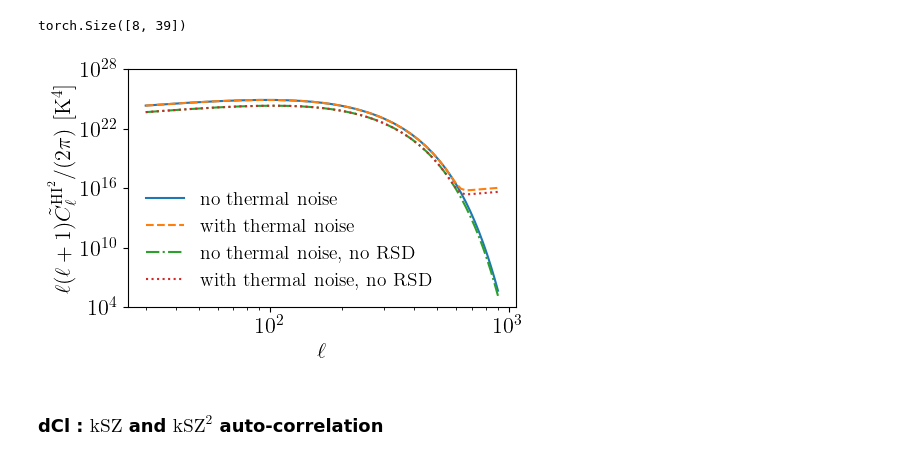
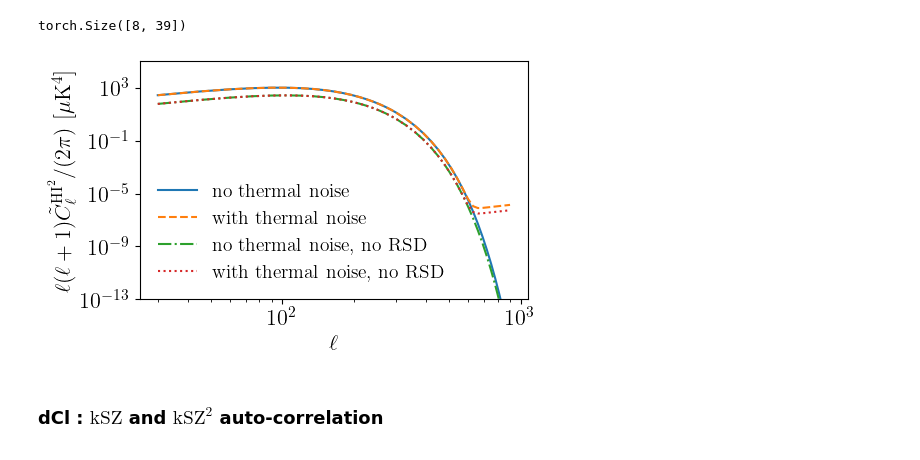
Before and after one commit to Einste11N/SquareField_CrossCorrelation, a Jupyter notebook: Evaluation.ipynb, the cells around one changed output. Saved outputs shown, nothing was run; the diff lists cells and outputs as text; code cells hidden in the pictures.

Commit message:
Fix the unit error for HI in figures. Keep the data unchanged, just fix the error right before plotting.

```diff
--- a/Evaluation.ipynb
+++ b/Evaluation.ipynb
@@ -164,28 +165,35 @@ Cl_HI2 = tc.trapz((res_beam).T * dCl_obj.G_HI_auto[:zend_index], dCl_obj.chi_of_
 Cl_HI2_nonoise = tc.trapz((res_beam_nonoise).T * dCl_obj.G_HI_auto[:zend_index], dCl_obj.chi_of_z[:zend_index], dim=-1)
 Cl_HI2_noRSD = tc.trapz((res_beam_noRSD).T * dCl_obj.G_HI_auto[:zend_index], dCl_obj.chi_of_z[:zend_index], dim=-1)
 Cl_HI2_nonoise_noRSD = tc.trapz((res_beam_nonoise_noRSD).T * dCl_obj.G_HI_auto[:zend_index], dCl_obj.chi_of_z[:zend_index], dim=-1)
+# %%
+# Recover the unit by deviding (c/1000)^2 !!!
+Cl_HI2_nonoise /= (sc.c/1000)**4
+Cl_HI2 /= (sc.c/1000)**4
+Cl_HI2_nonoise_noRSD /= (sc.c/1000)**4
+Cl_HI2_noRSD /= (sc.c/1000)**4
 # %%
 fig = plt.figure(figsize=(5, 3.09), dpi=100)
 
 plt.plot(l_list, l_list * (l_list + 1) * Cl_HI2_nonoise / (2*np.pi)* 1e24, '-', label='no thermal noise')
 plt.plot(l_list, l_list * (l_list + 1) * Cl_HI2/ (2*np.pi)* 1e24, '--', label='with thermal noise')
 
 plt.plot(l_list, l_list * (l_list + 1) * Cl_HI2_nonoise_noRSD / (2*np.pi)* 1e24, '-.', label='no thermal noise, no RSD')
 plt.plot(l_list, l_list * (l_list + 1) * Cl_HI2_noRSD/ (2*np.pi)* 1e24, ':', label='with thermal noise, no RSD')
 
 plt.legend(fontsize=14, frameon=False)
 plt.xscale('log')
 plt.yscale('log')
 
 # plt.xticks([30, 100, 300, 600], ['30', '100', '300', '600'])
 plt.xlabel(r'$\ell$', usetex=True)
-plt.ylim([1e4, 1e28])
-plt.ylabel(r'$\ell(\ell+1)\tilde{C}_{\ell}^{{\rm HI}^2}/(2\pi)$ [$\mathrm{K}^4$]', usetex=True)
+# plt.ylim([1e4, 1e28])
+plt.ylim([1e-13, 1e5])
+plt.ylabel(r'$\ell(\ell+1)\tilde{C}_{\ell}^{{\rm HI}^2}/(2\pi)$ [$\mu\mathrm{K}^4$]', usetex=True)
 
 plt.savefig('Figs/Cl_HI2_compare.pdf', bbox_inches = 'tight')
 plt.show()
 # %% [output]
-[figure, old version]
+[figure, new version]
 # %% [markdown]
 ### dCl :  $\mathrm{kSZ}$ and $\mathrm{kSZ}^2$ auto-correlation
 # %%
```
Also changed, not shown: parts of 1 cell of this notebook, 5 other files.
